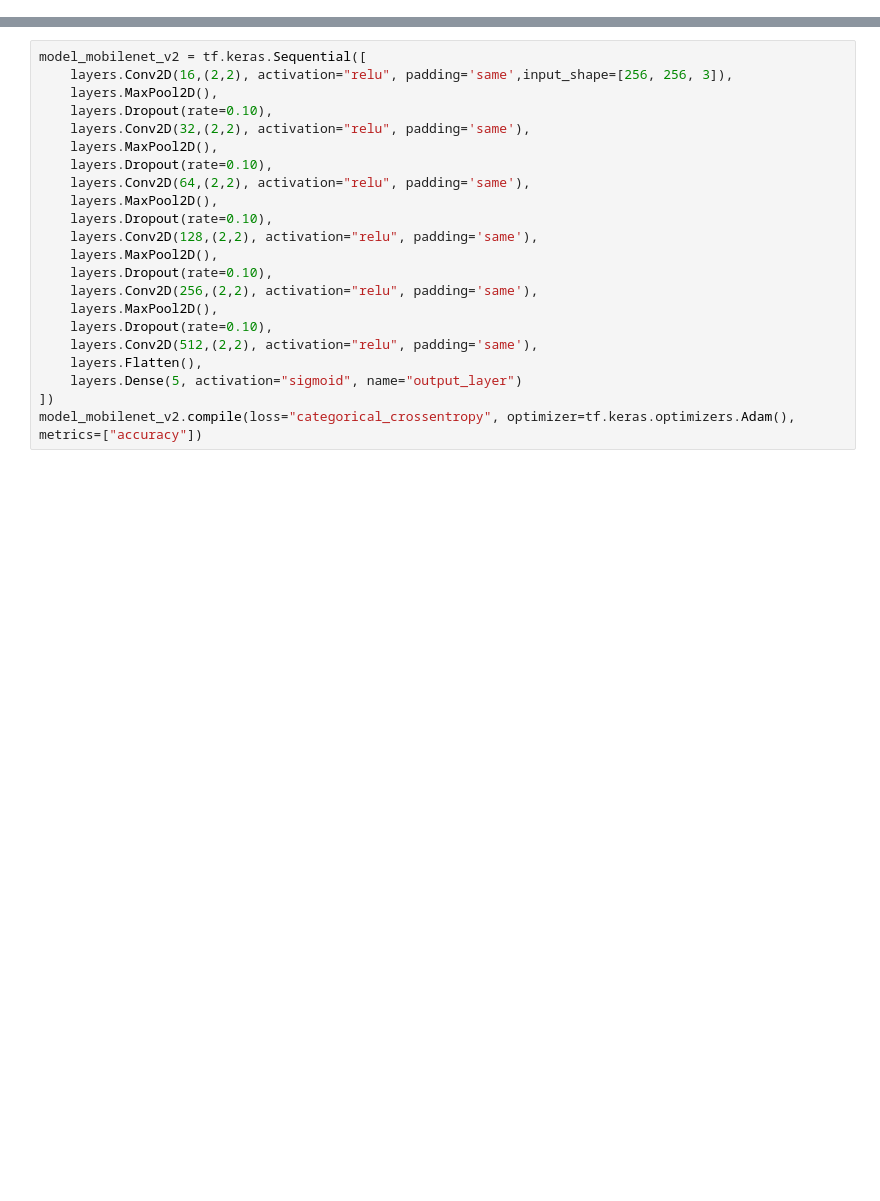
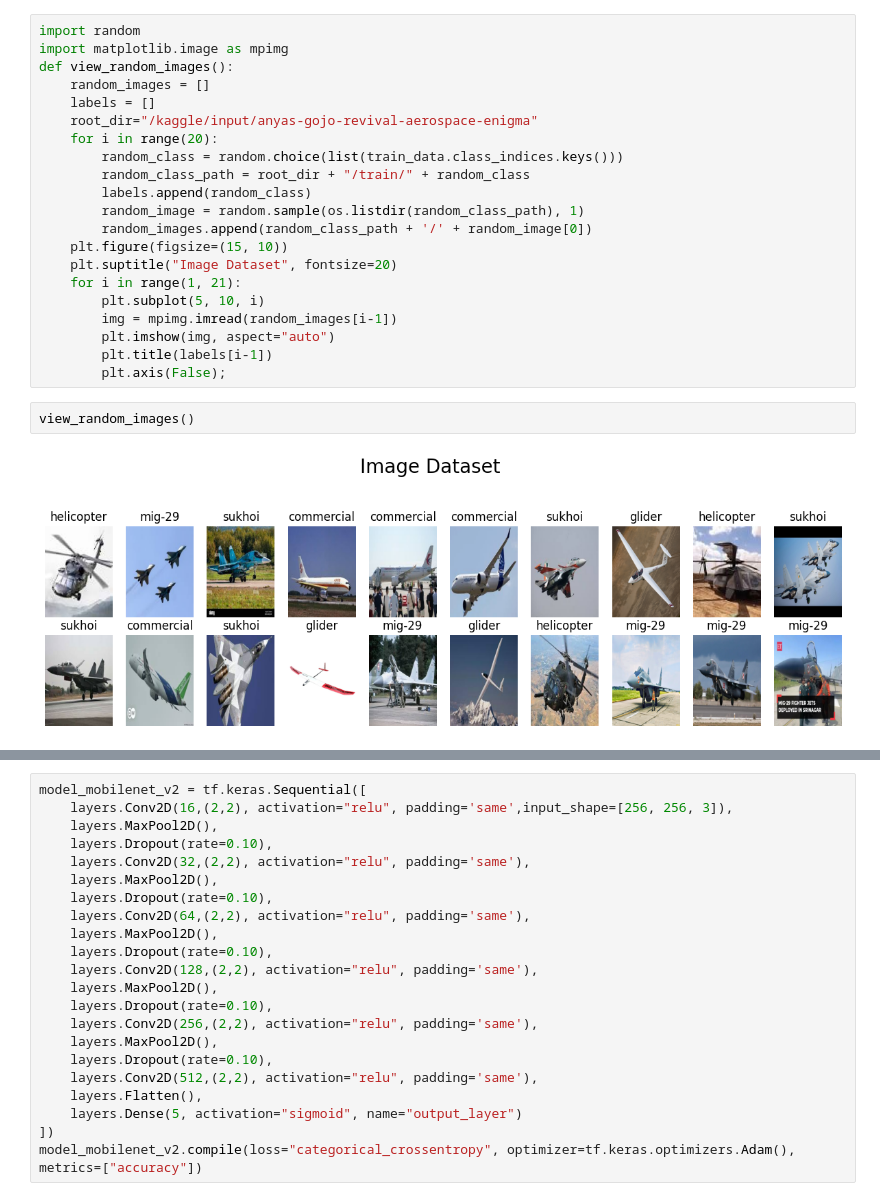
Before and after one commit to jgyfutub/Logical-Rhythm2023, a Jupyter notebook: notebookabd7584c54.ipynb, the cells around one changed output, grey strips where cells are left out. Saved outputs shown, nothing was run; the diff lists cells and outputs as text; blank space fills up the shorter version.

```diff
--- a/notebookabd7584c54.ipynb
+++ b/notebookabd7584c54.ipynb
@@ -33,0 +42,25 @@ model.compile(optimizer=tf.keras.optimizers.Adam(learning_rate=0.0001),loss=kera
+# %%
+import random
+import matplotlib.image as mpimg
+def view_random_images():
+    random_images = []
+    labels = []
+    root_dir="/kaggle/input/anyas-gojo-revival-aerospace-enigma"
+    for i in range(20):
+        random_class = random.choice(list(train_data.class_indices.keys()))
+        random_class_path = root_dir + "/train/" + random_class
+        labels.append(random_class)
+        random_image = random.sample(os.listdir(random_class_path), 1)
+        random_images.append(random_class_path + '/' + random_image[0])
+    plt.figure(figsize=(15, 10))
+    plt.suptitle("Image Dataset", fontsize=20)
+    for i in range(1, 21):
+        plt.subplot(5, 10, i)
+        img = mpimg.imread(random_images[i-1])
+        plt.imshow(img, aspect="auto")
+        plt.title(labels[i-1])
+        plt.axis(False);
+# %%
+view_random_images()
+# %% [output]
+[figure, added]
```
Also changed, not shown: parts of 15 cells of this notebook.
